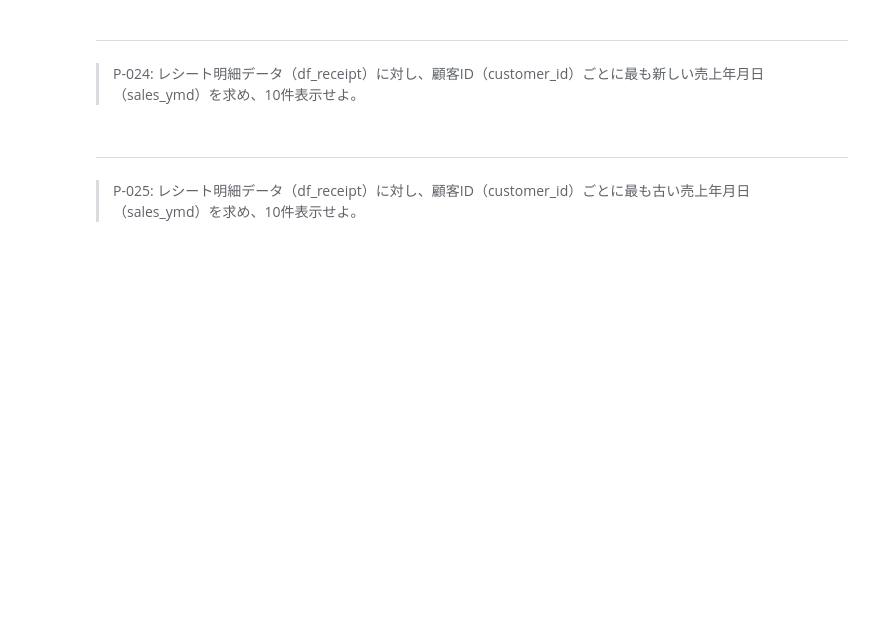
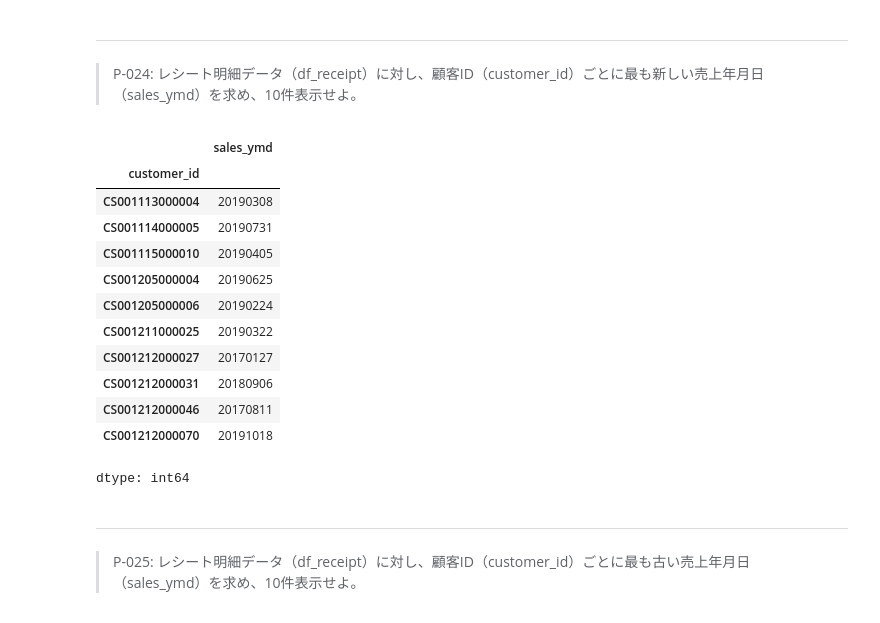
Before and after one commit to yuto0121/preprocess100, a Jupyter notebook: docker/work/preprocess_knock_Python.ipynb, the cells around one changed output. Cells and saved outputs as stored; diff of their text form; code cells hidden in the pictures; blank space fills up the shorter version.

```diff
--- a/docker/work/preprocess_knock_Python.ipynb
+++ b/docker/work/preprocess_knock_Python.ipynb
@@ -420,6 +449,22 @@ df_receipt.assign(
 # %% [markdown]
 ---
 > P-024: レシート明細データ（df_receipt）に対し、顧客ID（customer_id）ごとに最も新しい売上年月日（sales_ymd）を求め、10件表示せよ。
+# %%
+df_receipt.groupby('customer_id').sales_ymd.max().head(10)
+# %% [output]
+|  | sales_ymd |
+| customer_id |  |
+| CS001113000004 | 20190308 |
+| CS001114000005 | 20190731 |
+| CS001115000010 | 20190405 |
+| CS001205000004 | 20190625 |
+| CS001205000006 | 20190224 |
+| CS001211000025 | 20190322 |
+| CS001212000027 | 20170127 |
+| CS001212000031 | 20180906 |
+| CS001212000046 | 20170811 |
+| CS001212000070 | 20191018 |
+dtype: int64
 # %% [markdown]
 ---
 > P-025: レシート明細データ（df_receipt）に対し、顧客ID（customer_id）ごとに最も古い売上年月日（sales_ymd）を求め、10件表示せよ。
```
Also changed, not shown: parts of 6 cells of this notebook.
